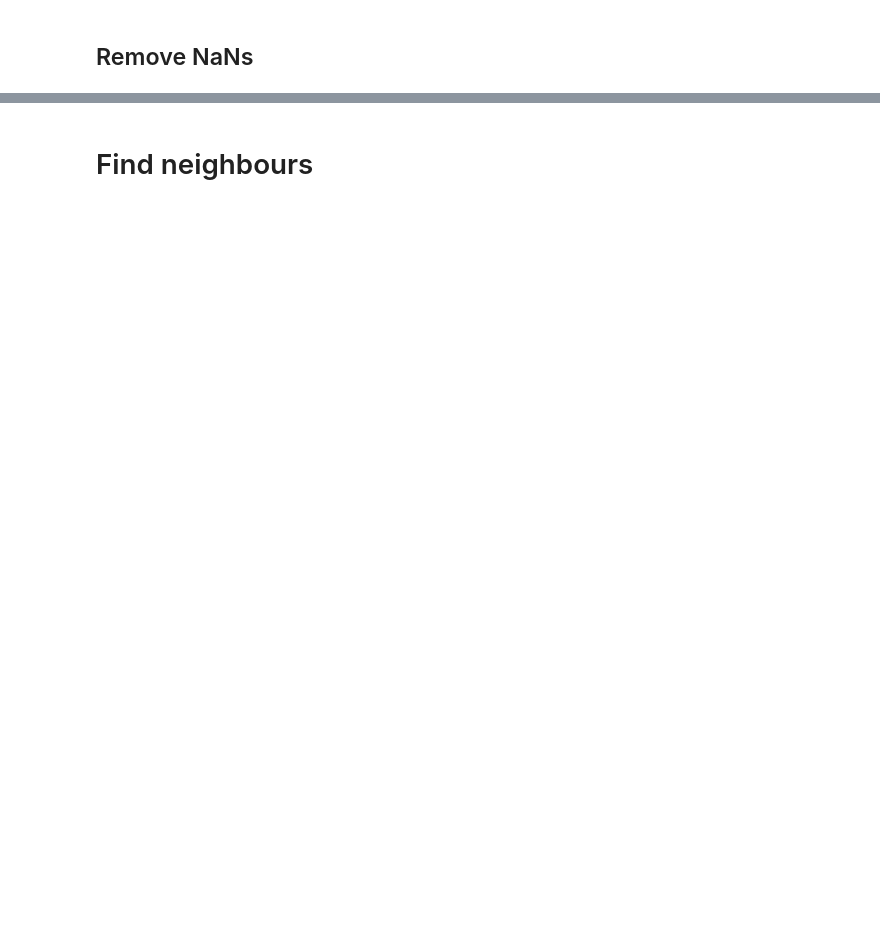
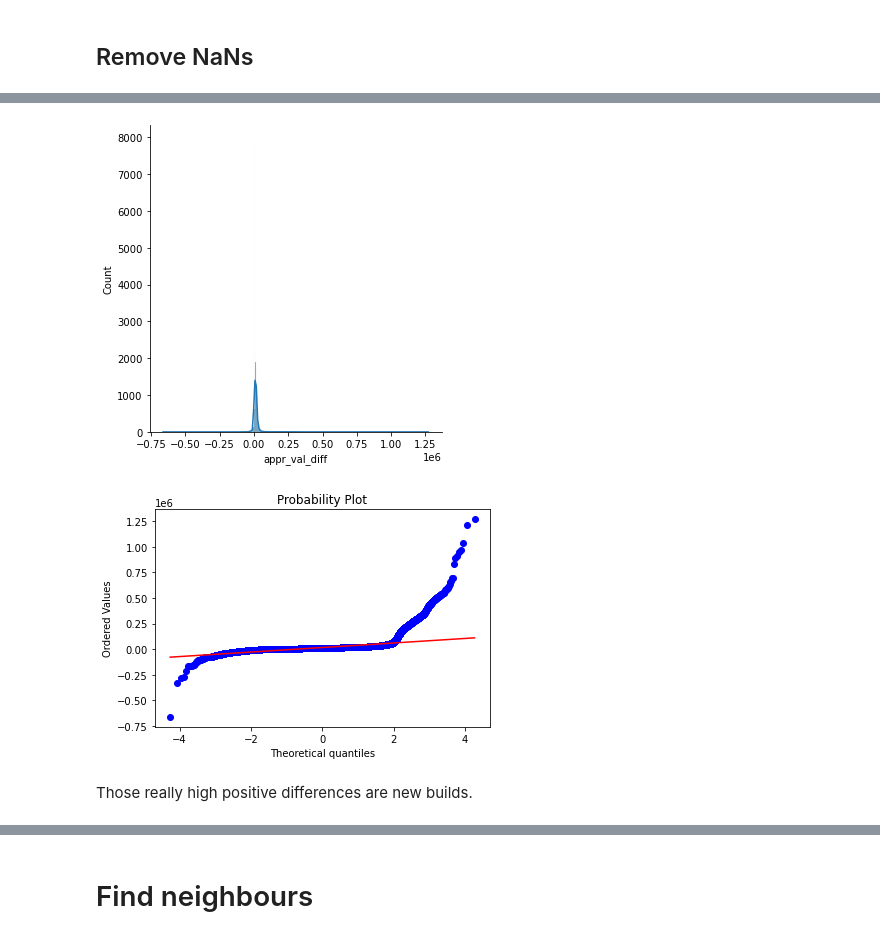
Before and after one commit to RafaelPinto/hcad_pred, a Jupyter notebook: notebooks/01_Exploratory/3.0-rp-hcad-preprocessing_and_data_split.ipynb, the cells around one changed output, grey strips where cells are left out. Saved outputs shown, nothing was run; the diff lists cells and outputs as text; code cells hidden in the pictures; blank space fills up the shorter version.

```diff
--- a/notebooks/01_Exploratory/3.0-rp-hcad-preprocessing_and_data_split.ipynb
+++ b/notebooks/01_Exploratory/3.0-rp-hcad-preprocessing_and_data_split.ipynb
@@ -144,0 +211,10 @@ klein = klein.dropna()
+# %%
+# sns.distplot(klein['appr_val_diff'], fit=stats.norm)
+sns.displot(klein['appr_val_diff'], kde=True)
+fig = plt.figure()
+res = stats.probplot(klein['appr_val_diff'], plot=plt)
+# %% [output]
+[figure, added]
+[figure, added]
+# %% [markdown]
+Those really high positive differences are new builds.
```
Also changed, not shown: parts of 43 cells of this notebook, 5 other files.
